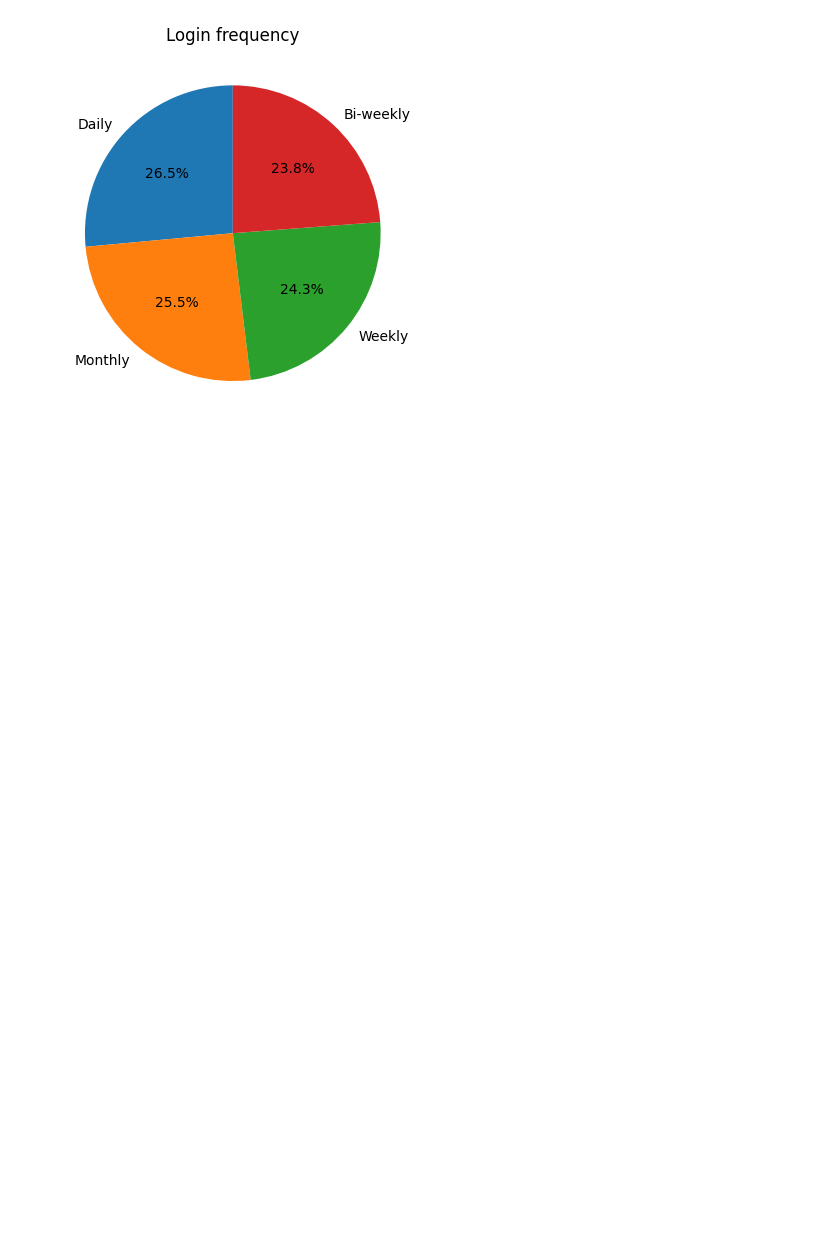
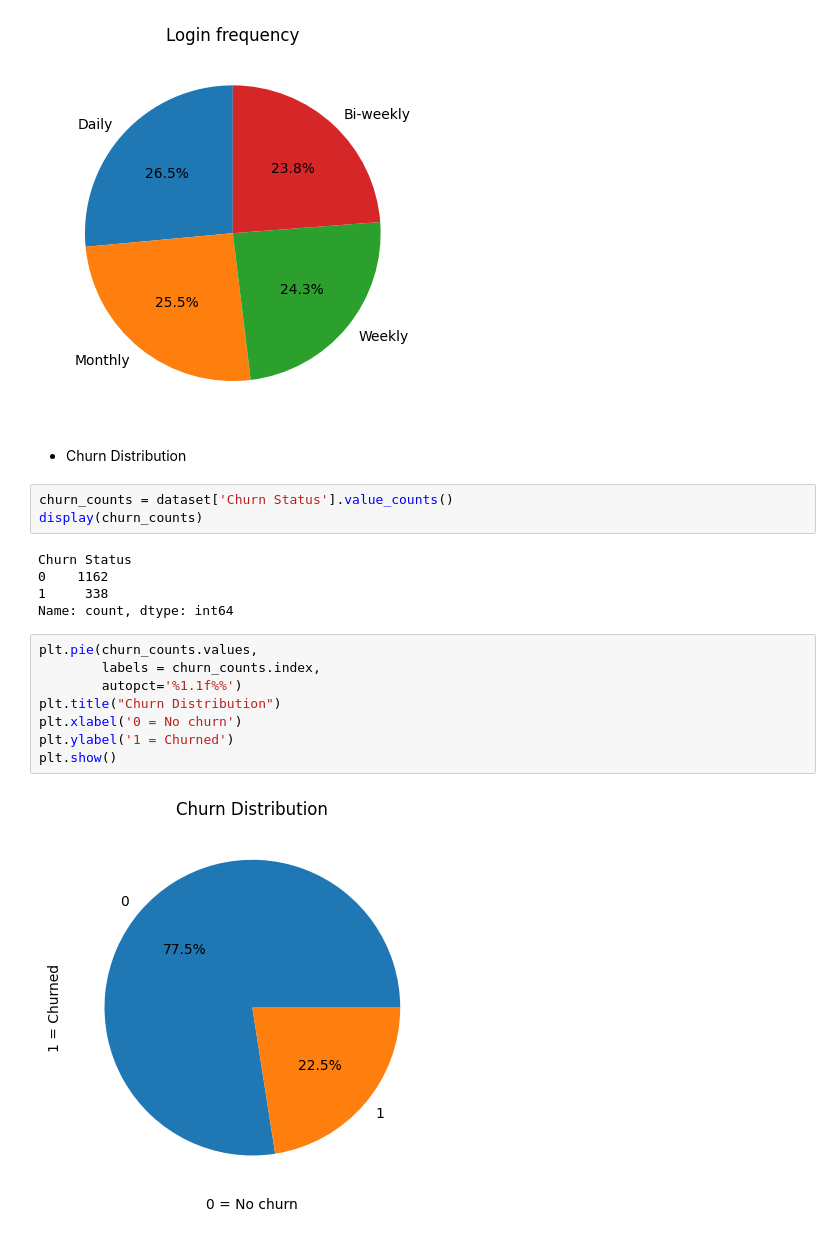
Before and after one commit to mudasir1144/Customer-Churn-Prediction-System, a Jupyter notebook: index.ipynb, the cells around one changed output. Drawn from its saved outputs; the diff is of its cells as text; blank space fills up the shorter version.

```diff
--- a/index.ipynb
+++ b/index.ipynb
@@ -180,3 +181,23 @@ plt.title("Login frequency")
 plt.show()
 # %% [output]
 [figure]
+# %% [markdown]
+- Churn Distribution
+# %%
+churn_counts = dataset['Churn Status'].value_counts()
+display(churn_counts)
+# %% [output]
+Churn Status
+0    1162
+1     338
+Name: count, dtype: int64
+# %%
+plt.pie(churn_counts.values,
+        labels = churn_counts.index,
+        autopct='%1.1f%%')
+plt.title("Churn Distribution")
+plt.xlabel('0 = No churn')
+plt.ylabel('1 = Churned')
+plt.show()
+# %% [output]
+[figure, added]
```
Also changed, not shown: parts of 3 cells of this notebook, 1 other file.
